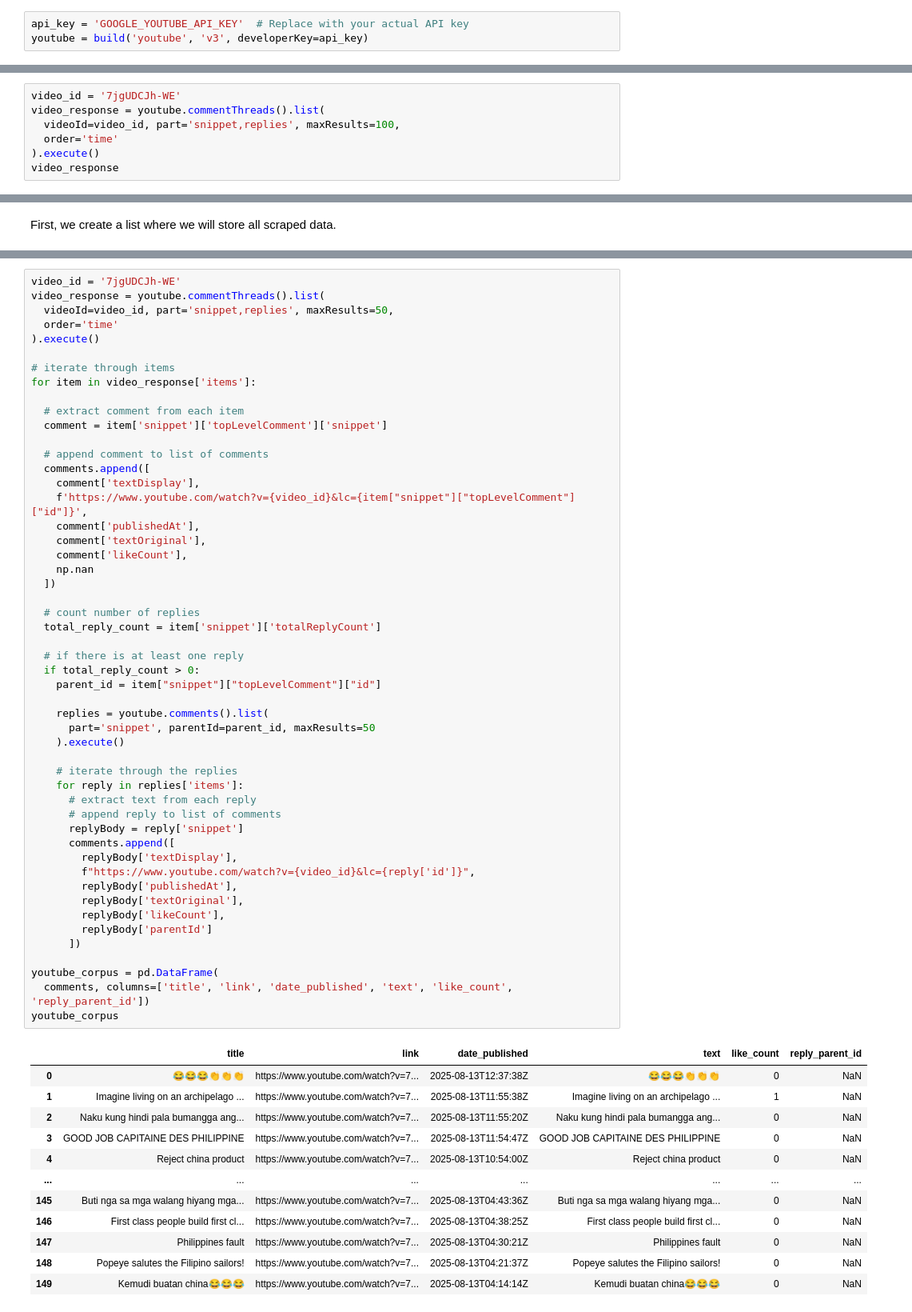
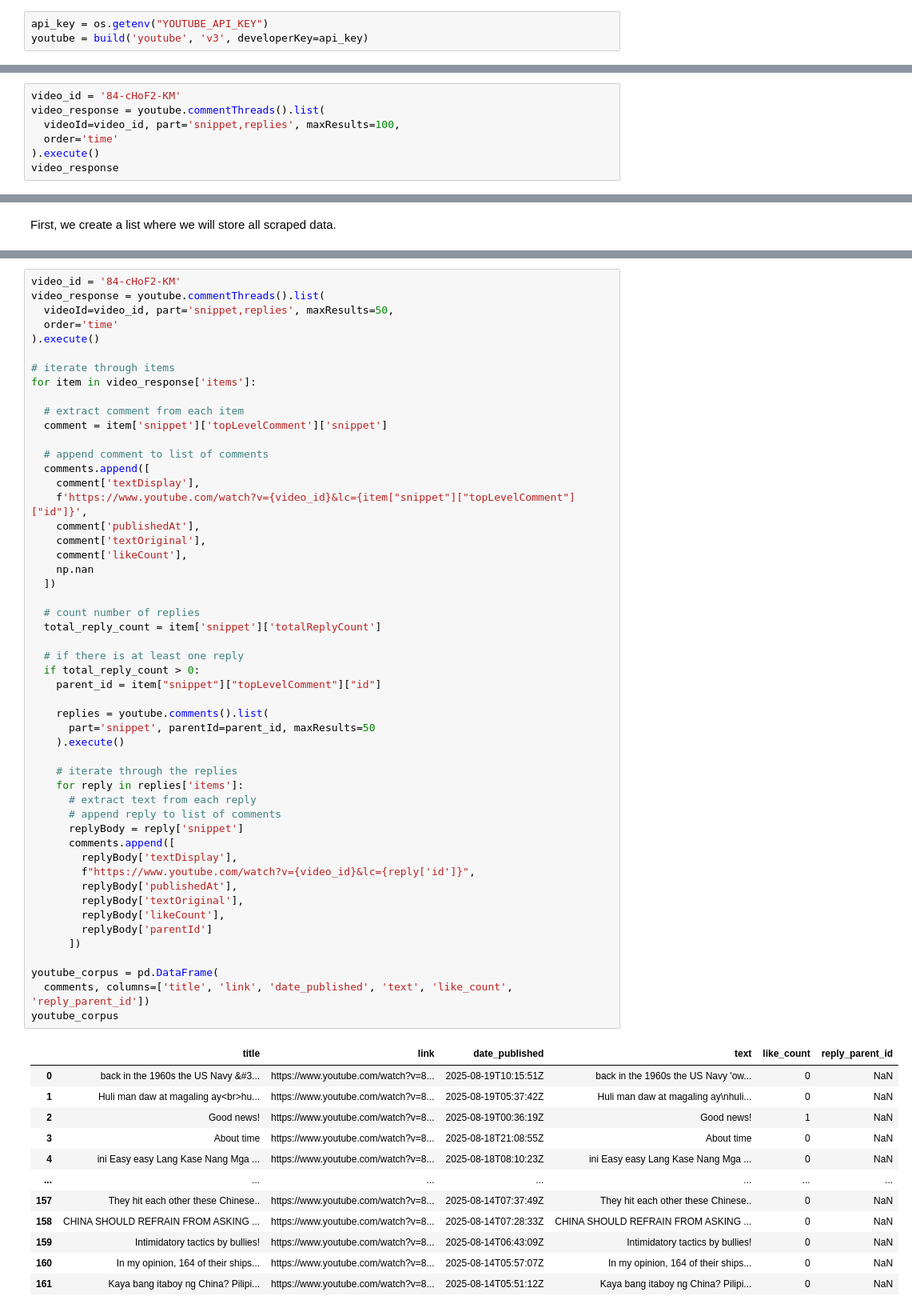
Before and after one commit to dyi-el/social-computing, a Jupyter notebook: 1 - NLP Data Collection.ipynb, the cells around one changed output, grey strips where cells are left out. Shown at 80% size. Saved outputs shown, nothing was run; the diff lists cells and outputs as text.

```diff
--- a/1 - NLP Data Collection.ipynb
+++ b/1 - NLP Data Collection.ipynb
@@ -389,7 +459,7 @@ import os
 load_dotenv()
 api_key = os.getenv("YOUTUBE_API_KEY")
 # %%
-api_key = 'GOOGLE_YOUTUBE_API_KEY'  # Replace with your actual API key
+api_key = os.getenv("YOUTUBE_API_KEY")
 youtube = build('youtube', 'v3', developerKey=api_key)
 # %% [markdown]
 Let's make it our goal to make a corpus based on YouTube comments about Alice Guo.
@@ -405,7 +475,7 @@ Now, let's try and look at the contents of the video_response object.
 # %% [markdown]
 ## Extract the YouTube comments
 # %%
-video_id = '7jgUDCJh-WE'
+video_id = '84-cHoF2-KM'
 video_response = youtube.commentThreads().list(
   videoId=video_id, part='snippet,replies', maxResults=100,
   order='time'
@@ -617,7 +687,7 @@ However, if we check the video's comments section, we'll see that there are 128
 
 So how can we extract more comments? That's where `pageToken` comes in.
 # %%
-video_id = '7jgUDCJh-WE'
+video_id = '84-cHoF2-KM'
 video_response = youtube.commentThreads().list(
   videoId=video_id, part='snippet,replies', maxResults=50,
   order='time'
@@ -642,41 +712,41 @@ for item in video_response['items']:
   # count number of replies
   total_reply_count = item['snippet']['totalReplyCount']
 
   # if there is at least one reply
   if total_reply_count > 0:
     parent_id = item["snippet"]["topLevelComment"]["id"]
 
     replies = youtube.comments().list(
       part='snippet', parentId=parent_id, maxResults=50
     ).execute()
 
     # iterate through the replies
     for reply in replies['items']:
       # extract text from each reply
       # append reply to list of comments
       replyBody = reply['snippet']
       comments.append([
         replyBody['textDisplay'],
         f"https://www.youtube.com/watch?v={video_id}&lc={reply['id']}",
         replyBody['publishedAt'],
         replyBody['textOriginal'],
         replyBody['likeCount'],
         replyBody['parentId']
       ])
 
 youtube_corpus = pd.DataFrame(
   comments, columns=['title', 'link', 'date_published', 'text', 'like_count', 'reply_parent_id'])
 youtube_corpus
 # %% [output]
 |  | title | link | date_published | text | like_count | reply_parent_id |
-| 0 | 😂😂😂👏👏👏 | https://www.youtube.com/watch?v=7... | 2025-08-13T12:37:38Z | 😂😂😂👏👏👏 | 0 | NaN |
-| 1 | Imagine living on an archipelago ... | https://www.youtube.com/watch?v=7... | 2025-08-13T11:55:38Z | Imagine living on an archipelago ... | 1 | NaN |
-| 2 | Naku kung hindi pala bumangga ang... | https://www.youtube.com/watch?v=7... | 2025-08-13T11:55:20Z | Naku kung hindi pala bumangga ang... | 0 | NaN |
-| 3 | GOOD JOB CAPITAINE DES PHILIPPINE | https://www.youtube.com/watch?v=7... | 2025-08-13T11:54:47Z | GOOD JOB CAPITAINE DES PHILIPPINE | 0 | NaN |
-| 4 | Reject china product | https://www.youtube.com/watch?v=7... | 2025-08-13T10:54:00Z | Reject china product | 0 | NaN |
+| 0 | back in the 1960s the US Navy &#3... | https://www.youtube.com/watch?v=8... | 2025-08-19T10:15:51Z | back in the 1960s the US Navy 'ow... | 0 | NaN |
+| 1 | Huli man daw at magaling ay<br>hu... | https://www.youtube.com/watch?v=8... | 2025-08-19T05:37:42Z | Huli man daw at magaling ay\nhuli... | 0 | NaN |
+| 2 | Good news! | https://www.youtube.com/watch?v=8... | 2025-08-19T00:36:19Z | Good news! | 1 | NaN |
+| 3 | About time | https://www.youtube.com/watch?v=8... | 2025-08-18T21:08:55Z | About time | 0 | NaN |
+| 4 | ini Easy easy Lang Kase Nang Mga ... | https://www.youtube.com/watch?v=8... | 2025-08-18T08:10:23Z | ini Easy easy Lang Kase Nang Mga ... | 0 | NaN |
 | ... | ... | ... | ... | ... | ... | ... |
-| 145 | Buti nga sa mga walang hiyang mga... | https://www.youtube.com/watch?v=7... | 2025-08-13T04:43:36Z | Buti nga sa mga walang hiyang mga... | 0 | NaN |
-| 146 | First class people build first cl... | https://www.youtube.com/watch?v=7... | 2025-08-13T04:38:25Z | First class people build first cl... | 0 | NaN |
-| 147 | Philippines fault | https://www.youtube.com/watch?v=7... | 2025-08-13T04:30:21Z | Philippines fault | 0 | NaN |
-| 148 | Popeye salutes the Filipino sailors! | https://www.youtube.com/watch?v=7... | 2025-08-13T04:21:37Z | Popeye salutes the Filipino sailors! | 0 | NaN |
-| 149 | Kemudi buatan china😂😂😂 | https://www.youtube.com/watch?v=7... | 2025-08-13T04:14:14Z | Kemudi buatan china😂😂😂 | 0 | NaN |
+| 157 | They hit each other these Chinese.. | https://www.youtube.com/watch?v=8... | 2025-08-14T07:37:49Z | They hit each other these Chinese.. | 0 | NaN |
+| 158 | CHINA SHOULD REFRAIN FROM ASKING ... | https://www.youtube.com/watch?v=8... | 2025-08-14T07:28:33Z | CHINA SHOULD REFRAIN FROM ASKING ... | 0 | NaN |
+| 159 | Intimidatory tactics by bullies! | https://www.youtube.com/watch?v=8... | 2025-08-14T06:43:09Z | Intimidatory tactics by bullies! | 0 | NaN |
+| 160 | In my opinion, 164 of their ships... | https://www.youtube.com/watch?v=8... | 2025-08-14T05:57:07Z | In my opinion, 164 of their ships... | 0 | NaN |
+| 161 | Kaya bang itaboy ng China? Pilipi... | https://www.youtube.com/watch?v=8... | 2025-08-14T05:51:12Z | Kaya bang itaboy ng China? Pilipi... | 0 | NaN |
```
Also changed, not shown: parts of 31 cells of this notebook, 1 other file.
